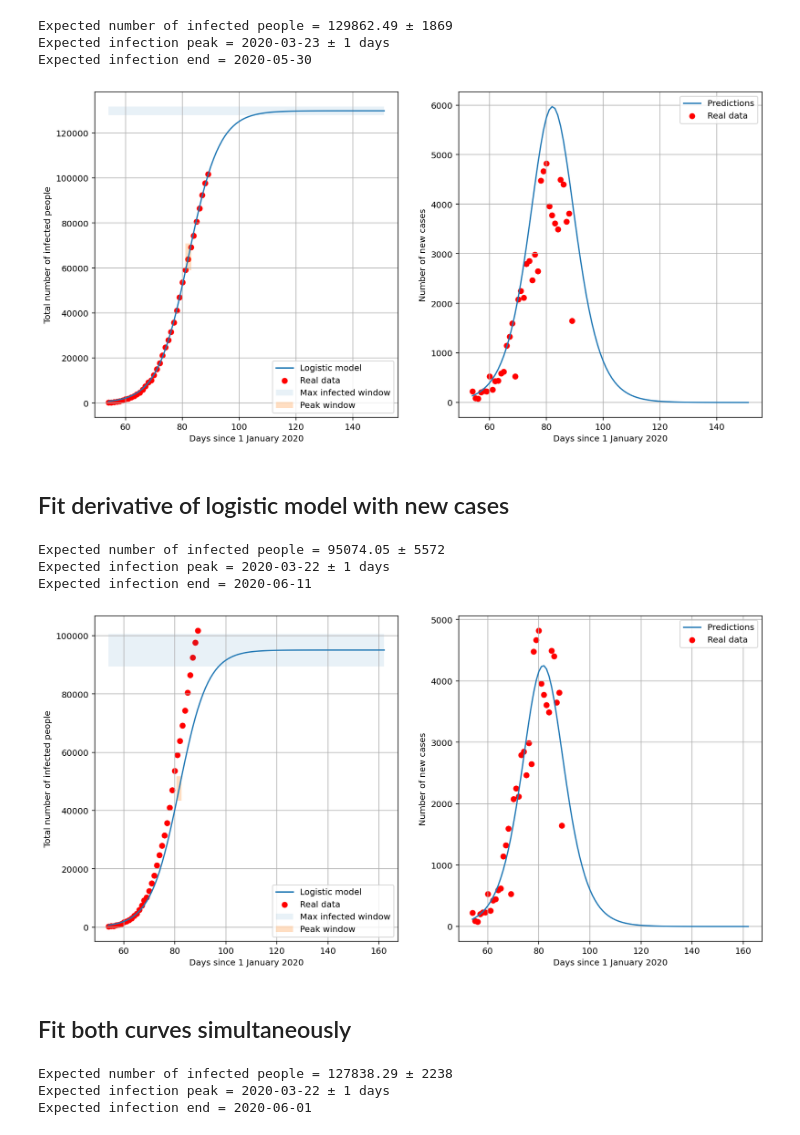
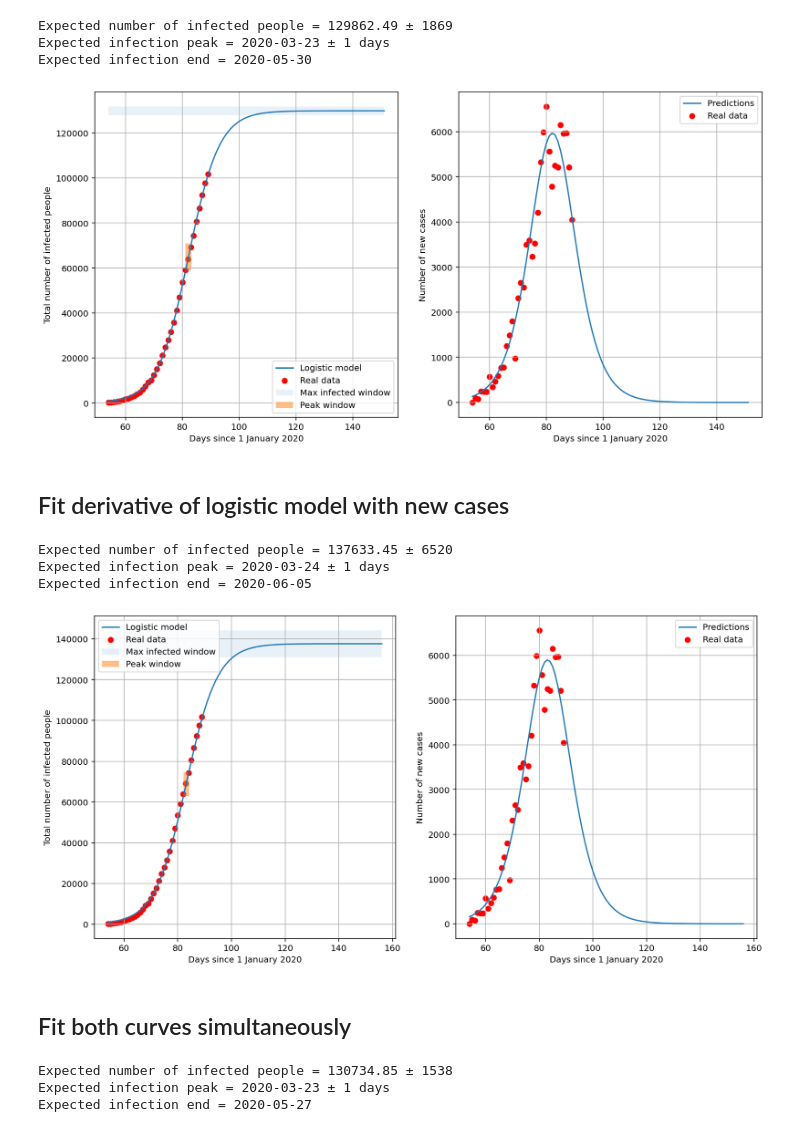
Before and after one commit to fabiocody/covid19, a Jupyter notebook: covid19.ipynb, the cells around one changed output. Drawn from its saved outputs; the diff is of its cells as text; code cells hidden in the pictures.

```diff
--- a/covid19.ipynb
+++ b/covid19.ipynb
@@ -27,7 +27,7 @@ def logistic_model_derivative(x, a, b, c):
 ## Load and preprocess data
 # %%
 df = pd.read_csv(URL)
-df = df.loc[:,['data', 'totale_attualmente_positivi', 'nuovi_attualmente_positivi', 'dimessi_guariti', 'deceduti', 'totale_casi']]
+df = df.loc[:,['data', 'totale_positivi', 'dimessi_guariti', 'deceduti', 'totale_casi']]
 date = df['data']
 df['data'] = date.map(lambda x : (datetime.strptime(x, FMT) - datetime.strptime("2020-01-01T00:00:00", FMT)).days)
 # %% [markdown]
@@ -35,19 +35,17 @@ df['data'] = date.map(lambda x : (datetime.strptime(x, FMT) - datetime.strptime(
 # %%
 x = np.array(df.iloc[:,0])
 active_cases = np.array(df.iloc[:,1])
-new_cases = np.array(df.iloc[:,2])
-recovered = np.array(df.iloc[:,3])
-deaths = np.array(df.iloc[:,4])
-total_cases = np.array(df.iloc[:,5])
-new_recovered = np.hstack([0, np.ediff1d(recovered)])
-new_deaths = np.hstack([0, np.ediff1d(deaths)])
+recovered = np.array(df.iloc[:,2])
+deaths = np.array(df.iloc[:,3])
+total_cases = np.array(df.iloc[:,4])
+delta_active_cases = np.hstack([0, np.ediff1d(active_cases)])
+delta_recovered = np.hstack([0, np.ediff1d(recovered)])
+delta_deaths = np.hstack([0, np.ediff1d(deaths)])
+delta_total_cases = np.hstack([0, np.ediff1d(total_cases)])
 print(datetime.now().strftime("%Y-%m-%d %H:%M"))
 print()
-print(f'Active cases  = {active_cases[-1]}')
-print(f'New cases     = {new_cases[-1]}')
-print(f'Recovered     = {recovered[-1]}')
-print(f'New recovered = {new_recovered[-1]}')
-print(f'Deaths        = {deaths[-1]}')
-print(f'New deaths    = {new_deaths[-1]}')
-print(f'Total cases   = {total_cases[-1]}')
+print(f'Active cases  = {active_cases[-1]}\t(+ {delta_active_cases[-1]})')
+print(f'Recovered     = {recovered[-1]}\t(+ {delta_recovered[-1]})')
+print(f'Deaths        = {deaths[-1]}\t(+ {delta_deaths[-1]})')
+print(f'Total cases   = {total_cases[-1]}\t(+ {delta_total_cases[-1]})')
 # %% [output]
@@ -109,7 +118,7 @@ plt.fill_between(pred_x, c - err_c, c + err_c, alpha=0.1, label='Max infected wi
 plt.fill_between([b - np.ceil(err_b), b + np.ceil(err_b)],
                  logistic_model(b - np.ceil(err_b), a, b, c),
                  logistic_model(b + np.ceil(err_b), a, b, c),
-                 alpha=0.25, label='Peak window')
+                 alpha=0.5, label='Peak window')
 plt.xlabel('Days since 1 January 2020')
 plt.ylabel('Total number of infected people')
 plt.legend()
@@ -117,18 +126,18 @@ plt.grid(True)
 
 pred_new_cases = logistic_model_derivative(pred_x, a, b, c)
 plt.subplot(1, 2, 2)
-plt.scatter(x, new_cases, label='Real data', color='red')
+plt.scatter(x, delta_total_cases, label='Real data', color='red')
 plt.plot(pred_x, pred_new_cases, label='Predictions')
 plt.xlabel('Days since 1 January 2020')
 plt.ylabel('Number of new cases')
 plt.legend()
 plt.grid(True)
 # %% [output]
-[figure, old version]
+[figure, new version]
 # %% [markdown]
 ## Fit derivative of logistic model with new cases
 # %%
-fit = curve_fit(logistic_model_derivative, x, new_cases, p0=[4, 100, 50000])
+fit = curve_fit(logistic_model_derivative, x, delta_total_cases, p0=[4, 100, 50000])
 a, b, c = fit[0]
 _, err_b, err_c = (np.sqrt(fit[1][i][i]) for i in [0, 1, 2])
 sol = int(fsolve(lambda x : logistic_model(x, a, b, c) - int(c), b)[0])
@@ -136,35 +145,35 @@ print(f'Expected number of infected people = {c:.2f} ± {int(np.ceil(err_c))}')
 print(f'Expected infection peak = {days_to_datetime(b)} ± {int(np.ceil(err_b))} days')
 print(f'Expected infection end = {days_to_datetime(sol)}')
 # %% [output]
-Expected number of infected people = 95074.05 ± 5572
-Expected infection peak = 2020-03-22 ± 1 days
-Expected infection end = 2020-06-11
+Expected number of infected people = 137633.45 ± 6520
+Expected infection peak = 2020-03-24 ± 1 days
+Expected infection end = 2020-06-05
 # %%
 pred_x = np.arange(x.min(), sol+1)
 pred_total_cases = logistic_model(pred_x, a, b, c)
 plt.subplot(1, 2, 1)
 plt.scatter(x, total_cases, label='Real data', color='red')
 plt.plot(pred_x, pred_total_cases, label='Logistic model')
 plt.fill_between(pred_x, c - err_c, c + err_c, alpha=0.1, label='Max infected window')
 plt.fill_between([b - np.ceil(err_b), b + np.ceil(err_b)],
                  logistic_model(b - np.ceil(err_b), a, b, c),
                  logistic_model(b + np.ceil(err_b), a, b, c),
-                 alpha=0.25, label='Peak window')
+                 alpha=0.5, label='Peak window')
 plt.xlabel('Days since 1 January 2020')
 plt.ylabel('Total number of infected people')
 plt.legend()
 plt.grid(True)
 
 pred_new_cases = logistic_model_derivative(pred_x, a, b, c)
 plt.subplot(1, 2, 2)
-plt.scatter(x, new_cases, label='Real data', color='red')
+plt.scatter(x, delta_total_cases, label='Real data', color='red')
 plt.plot(pred_x, pred_new_cases, label='Predictions')
 plt.xlabel('Days since 1 January 2020')
 plt.ylabel('Number of new cases')
 plt.legend()
 plt.grid(True)
 # %% [output]
-[figure, old version]
+[figure, new version]
 # %% [markdown]
 ## Fit both curves simultaneously
 # %%
@@ -177,7 +186,7 @@ def f(x, a, b, c):
     y2 = logistic_model_derivative(x2, a, b, c)
     return np.hstack([y1, y2])
 
-fit = curve_fit(f, np.hstack([x, x]), np.hstack([total_cases, new_cases]), p0=[4, 100, 50000])
+fit = curve_fit(f, np.hstack([x, x]), np.hstack([total_cases, delta_total_cases]), p0=[4, 100, 50000])
 a, b, c = fit[0]
 _, err_b, err_c = (np.sqrt(fit[1][i][i]) for i in [0, 1, 2])
 sol = int(fsolve(lambda x : logistic_model(x, a, b, c) - int(c), b)[0])
@@ -185,9 +194,9 @@ print(f'Expected number of infected people = {c:.2f} ± {int(np.ceil(err_c))}')
 print(f'Expected infection peak = {days_to_datetime(b)} ± {int(np.ceil(err_b))} days')
 print(f'Expected infection end = {days_to_datetime(sol)}')
 # %% [output]
-Expected number of infected people = 127838.29 ± 2238
-Expected infection peak = 2020-03-22 ± 1 days
-Expected infection end = 2020-06-01
+Expected number of infected people = 130734.85 ± 1538
+Expected infection peak = 2020-03-23 ± 1 days
+Expected infection end = 2020-05-27
 # %%
 pred_x = np.arange(x.min(), sol+1)
 pred_total_cases = logistic_model(pred_x, a, b, c)
```
Also changed, not shown: parts of 4 cells of this notebook.
